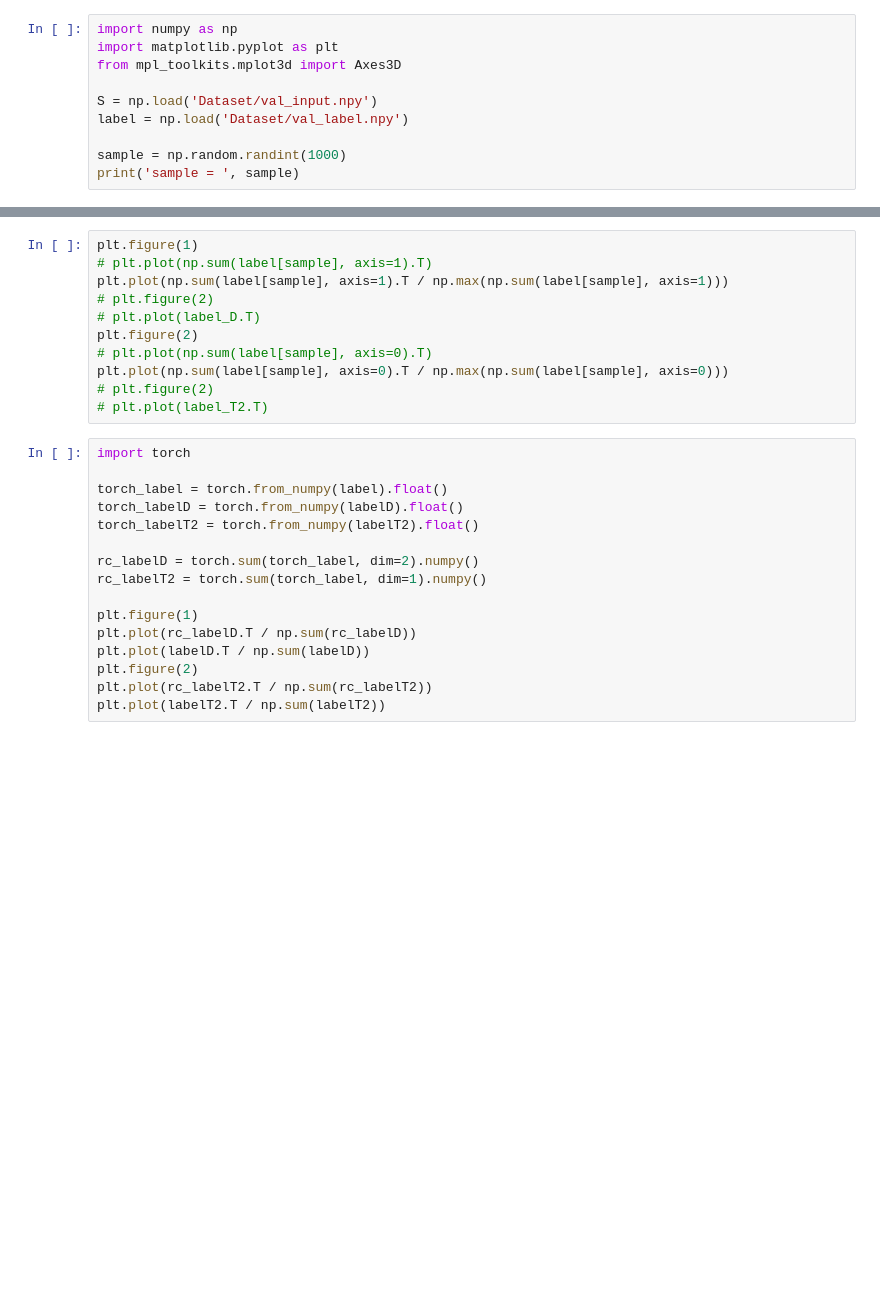
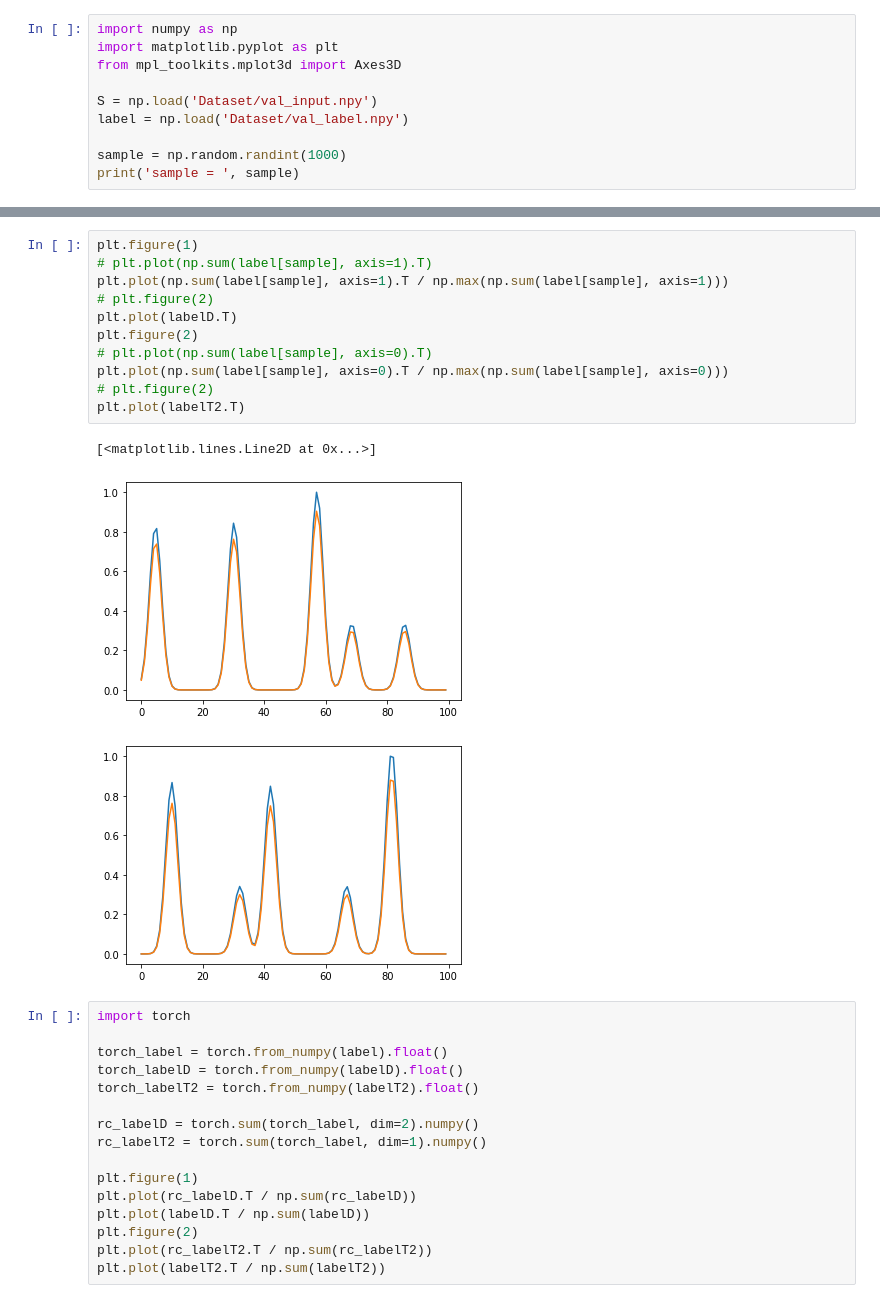
Before and after one commit to chenbo-cyber/DILT_ViT_2D, a Jupyter notebook: test_signal.ipynb, the cells around one changed output, grey strips where cells are left out. Drawn from its saved outputs; the diff is of its cells as text; blank space fills up the shorter version.

```diff
--- a/test_signal.ipynb
+++ b/test_signal.ipynb
@@ -269,14 +358,18 @@ np.save('./Dataset/test_label.npy', label)
 # %%
 plt.figure(1)
 # plt.plot(np.sum(label[sample], axis=1).T)
 plt.plot(np.sum(label[sample], axis=1).T / np.max(np.sum(label[sample], axis=1)))
 # plt.figure(2)
-# plt.plot(label_D.T)
+plt.plot(labelD.T)
 plt.figure(2)
 # plt.plot(np.sum(label[sample], axis=0).T)
 plt.plot(np.sum(label[sample], axis=0).T / np.max(np.sum(label[sample], axis=0)))
 # plt.figure(2)
-# plt.plot(label_T2.T)
+plt.plot(labelT2.T)
+# %% [output]
+[<matplotlib.lines.Line2D at 0x...>]
+[figure, added]
+[figure, added]
 # %%
 import torch
 
```
Also changed, not shown: parts of 6 cells of this notebook, 5 other files.
